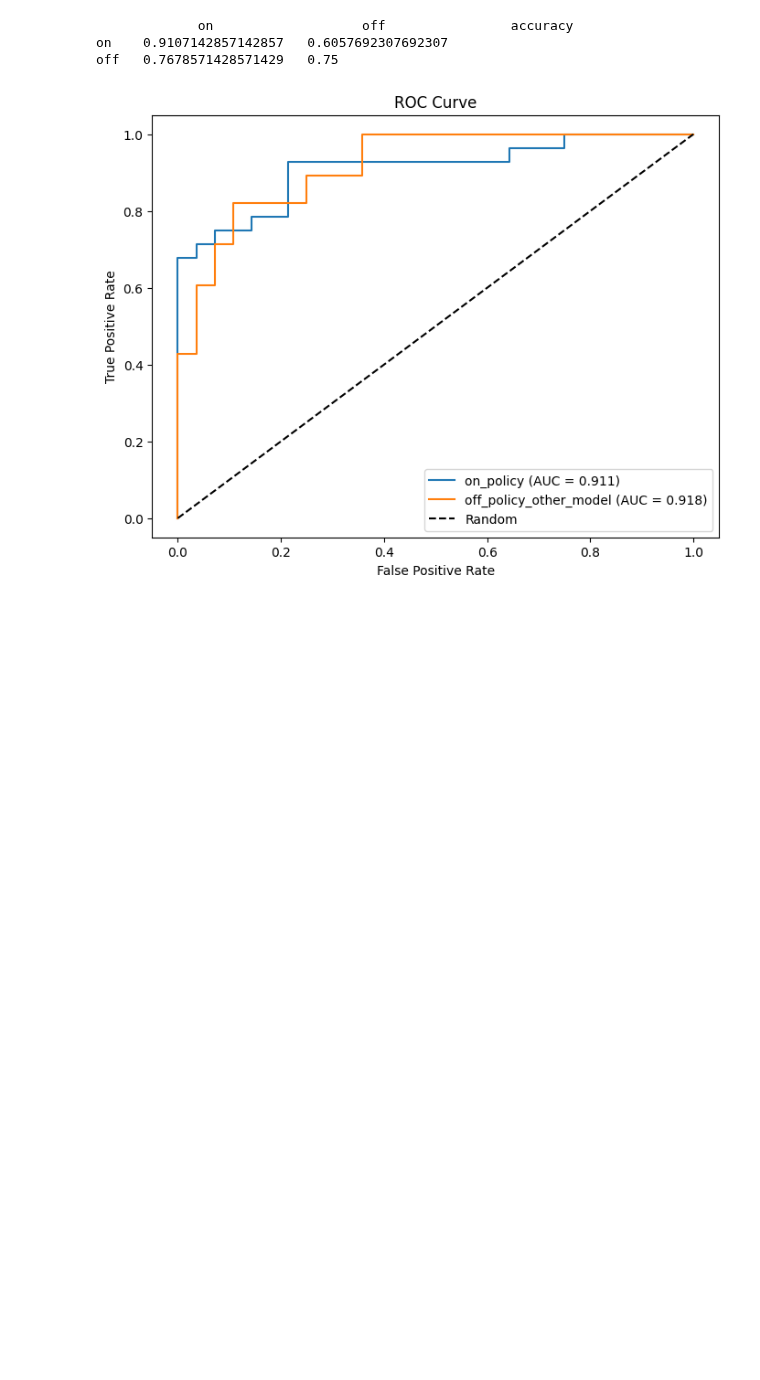
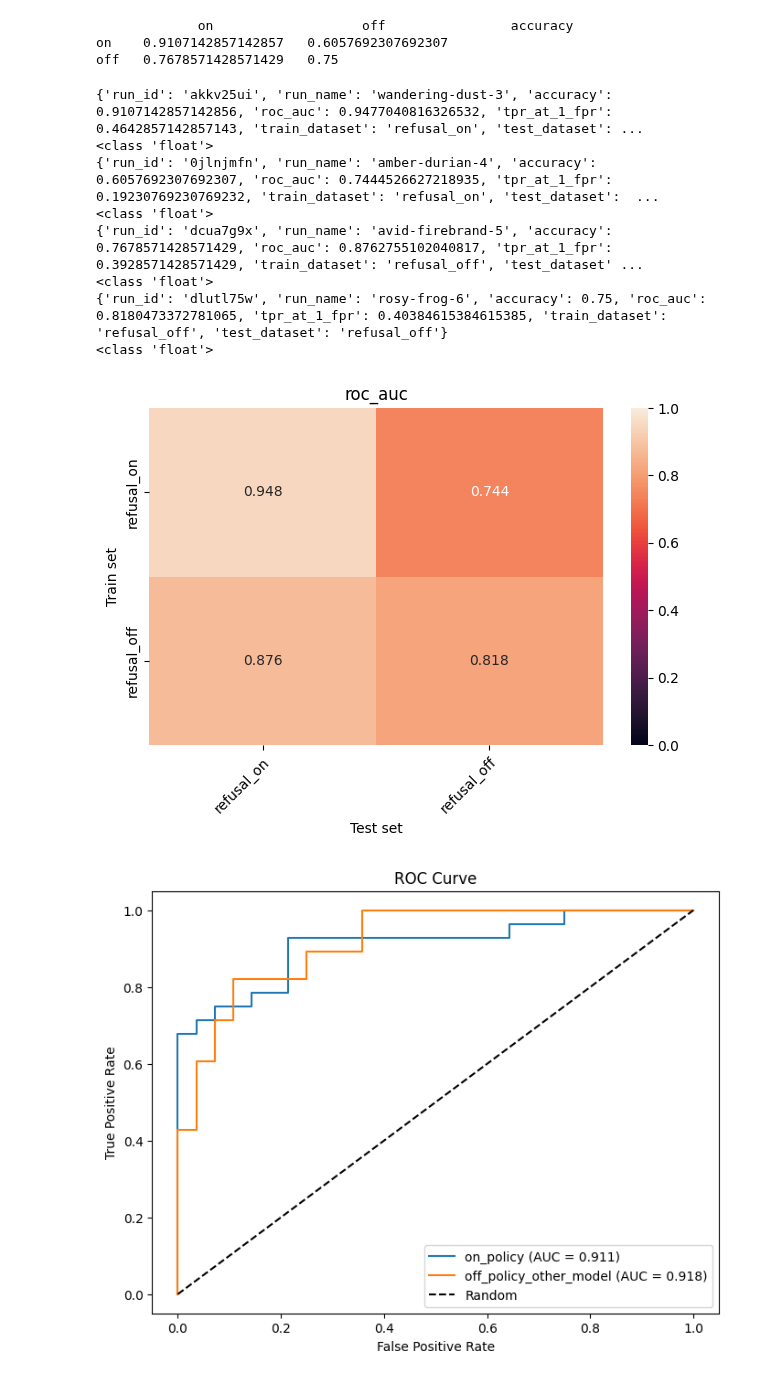
Before and after one commit to SamDower/LASR-probe-gen, a Jupyter notebook: notebooks/TrainProbe.ipynb, the cells around one changed output. Saved outputs shown, nothing was run; the diff lists cells and outputs as text; code cells hidden in the pictures; blank space fills up the shorter version.

Commit message:
results grid plot code

```diff
--- a/notebooks/TrainProbe.ipynb
+++ b/notebooks/TrainProbe.ipynb
@@ -146,3 +182,17 @@ off   0.7678571428571429   0.75
+# %%
+from probe_gen.standard_experiments.experiment_plotting import plot_results_table
+
+plot_results_table(['refusal_on', 'refusal_off'], 'roc_auc')
+# %% [output]
+{'run_id': 'akkv25ui', 'run_name': 'wandering-dust-3', 'accuracy': 0.9107142857142856, 'roc_auc': 0.9477040816326532, 'tpr_at_1_fpr': 0.4642857142857143, 'train_dataset': 'refusal_on', 'test_dataset': ...
+<class 'float'>
+{'run_id': '0jlnjmfn', 'run_name': 'amber-durian-4', 'accuracy': 0.6057692307692307, 'roc_auc': 0.7444526627218935, 'tpr_at_1_fpr': 0.19230769230769232, 'train_dataset': 'refusal_on', 'test_dataset':  ...
+<class 'float'>
+{'run_id': 'dcua7g9x', 'run_name': 'avid-firebrand-5', 'accuracy': 0.7678571428571429, 'roc_auc': 0.8762755102040817, 'tpr_at_1_fpr': 0.3928571428571429, 'train_dataset': 'refusal_off', 'test_dataset' ...
+<class 'float'>
+{'run_id': 'dlutl75w', 'run_name': 'rosy-frog-6', 'accuracy': 0.75, 'roc_auc': 0.8180473372781065, 'tpr_at_1_fpr': 0.40384615384615385, 'train_dataset': 'refusal_off', 'test_dataset': 'refusal_off'}
+<class 'float'>
+[figure, added]
 # %%
 import matplotlib.pyplot as plt
 
```
Also changed, not shown: parts of 3 cells of this notebook, 4 other files.
